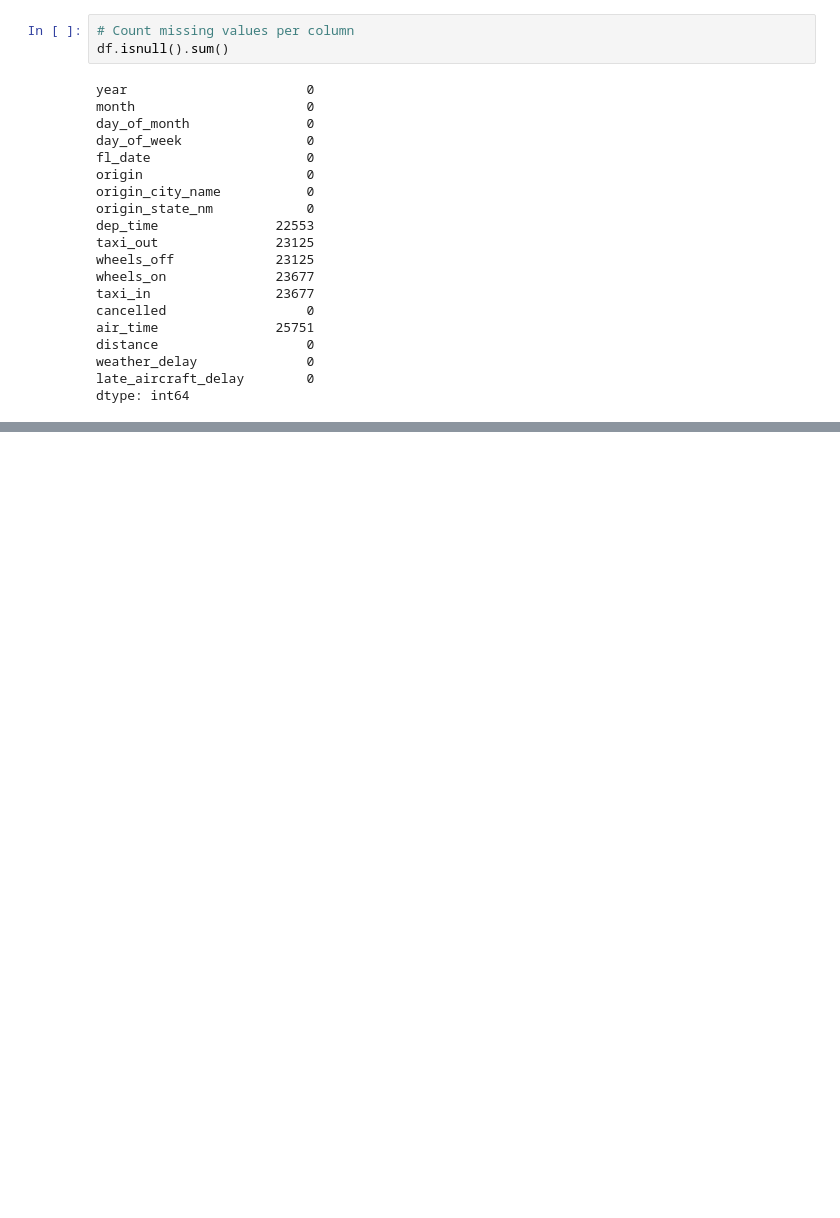
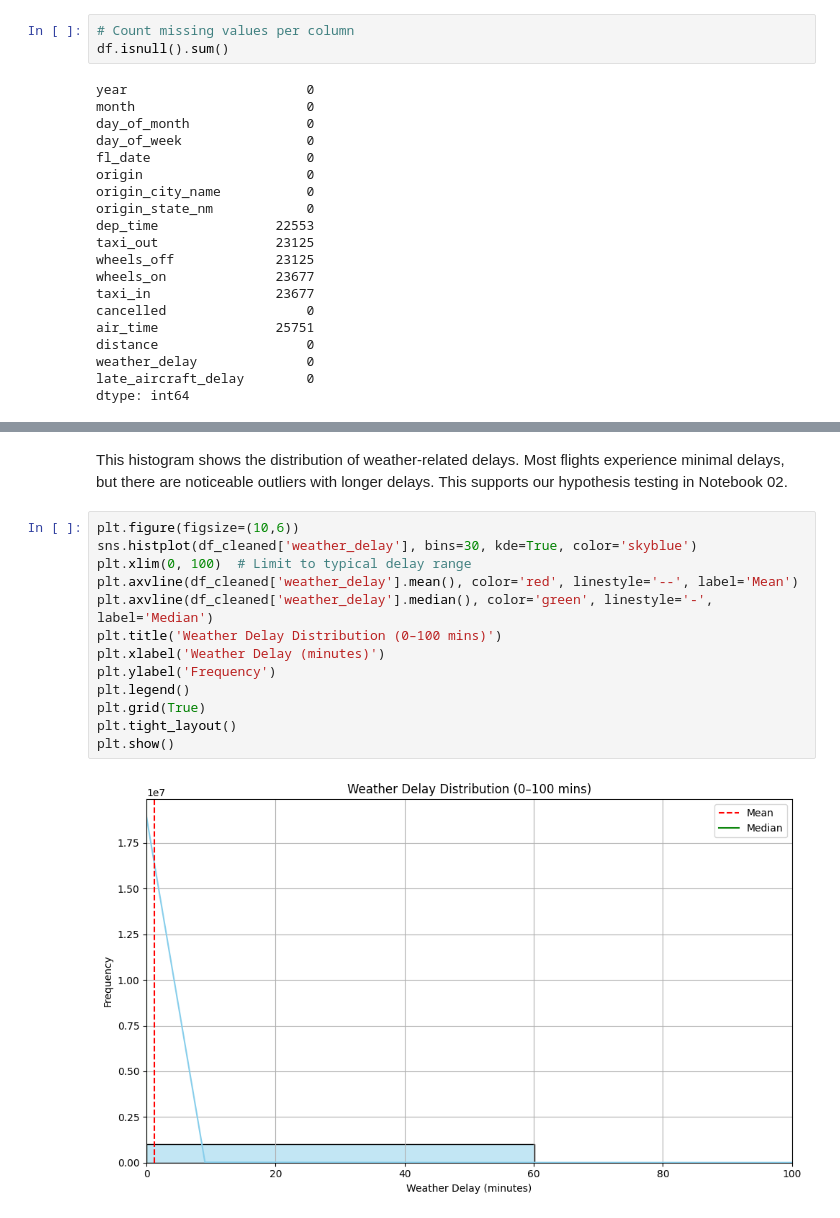
Before and after one commit to andreafp-web/Flight_Delays_and_Cancellations_analysis_3, a Jupyter notebook: jupyter_notebooks/EDA_and_Cleaning.ipynb, the cells around one changed output, grey strips where cells are left out. Drawn from its saved outputs; the diff is of its cells as text; blank space fills up the shorter version.

```diff
--- a/jupyter_notebooks/EDA_and_Cleaning.ipynb
+++ b/jupyter_notebooks/EDA_and_Cleaning.ipynb
@@ -97,0 +155,17 @@ dtype: int64
+# %% [markdown]
+This histogram shows the distribution of weather-related delays. Most flights experience minimal delays, but there are noticeable outliers with longer delays. This supports our hypothesis testing in Notebook 02.
+# %%
+plt.figure(figsize=(10,6))
+sns.histplot(df_cleaned['weather_delay'], bins=30, kde=True, color='skyblue')
+plt.xlim(0, 100)  # Limit to typical delay range
+plt.axvline(df_cleaned['weather_delay'].mean(), color='red', linestyle='--', label='Mean')
+plt.axvline(df_cleaned['weather_delay'].median(), color='green', linestyle='-', label='Median')
+plt.title('Weather Delay Distribution (0–100 mins)')
+plt.xlabel('Weather Delay (minutes)')
+plt.ylabel('Frequency')
+plt.legend()
+plt.grid(True)
+plt.tight_layout()
+plt.show()
+# %% [output]
+[figure, added]
```
Also changed, not shown: parts of 19 cells of this notebook.
